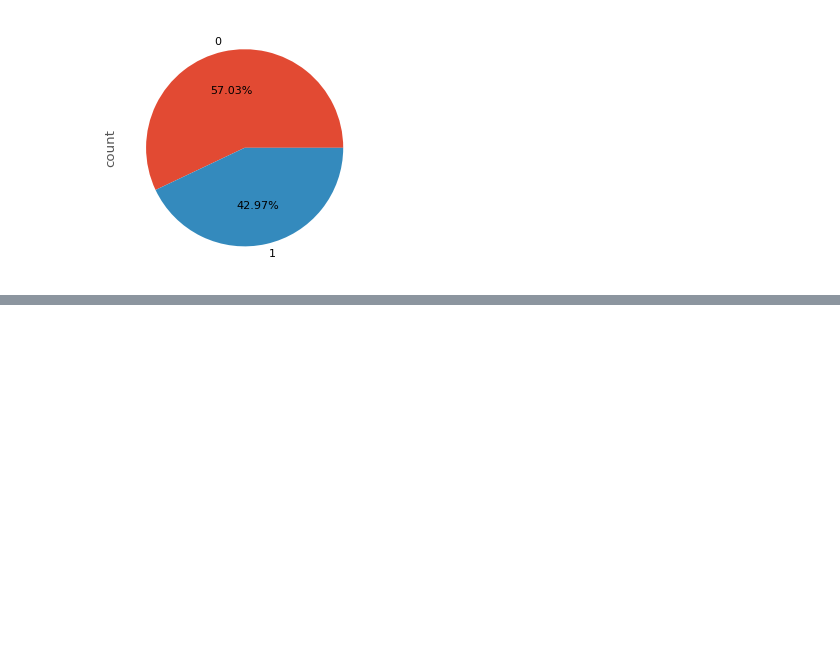
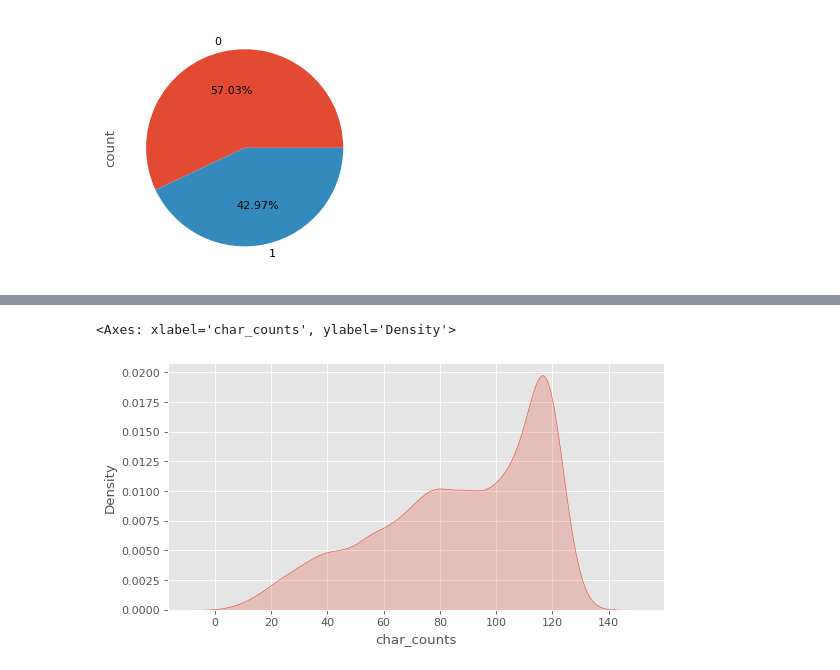
Before and after one commit to bbhargava/Bert_Basic_Movie_review, a Jupyter notebook: Disaster_Tweet_Classification.ipynb, the cells around one changed output, grey strips where cells are left out. Saved outputs shown, nothing was run; the diff lists cells and outputs as text; code cells hidden in the pictures; blank space fills up the shorter version.

```diff
--- a/Disaster_Tweet_Classification.ipynb
+++ b/Disaster_Tweet_Classification.ipynb
@@ -80,0 +132,5 @@ tweet['target'].value_counts().plot.pie(autopct='%1.2f%%')
+# %%
+sns.kdeplot(tweet['char_counts'], fill=True)
+# %% [output]
+<Axes: xlabel='char_counts', ylabel='Density'>
+[figure, added]
```
Also changed, not shown: parts of 8 cells of this notebook.
